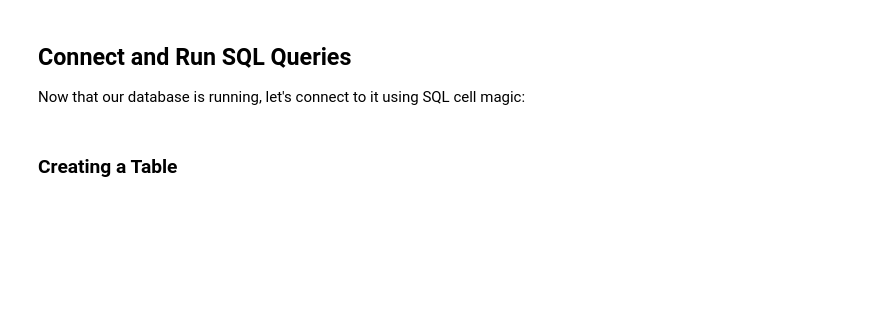
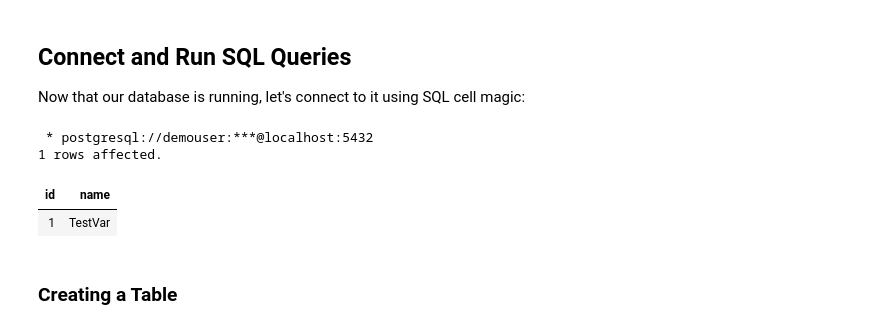
Before and after one commit to amadou-6e/py-dockerdb, a Jupyter notebook: usage/postgres_example.ipynb, the cells around one changed output. Drawn from its saved outputs; the diff is of its cells as text; code cells hidden in the pictures; blank space fills up the shorter version.

```diff
--- a/usage/postgres_example.ipynb
+++ b/usage/postgres_example.ipynb
@@ -100,6 +133,14 @@ Now that our database is running, let's connect to it using SQL cell magic:
 # Define the connection string for SQL magic
 conn_string = db_manager.connection_string(sql_magic=True)
 %sql $conn_string
+# %%
+%%sql
+SELECT * FROM test_table;
+# %% [output]
+ * postgresql://demouser:***@localhost:5432
+1 rows affected.
+| id | name |
+| 1 | TestVar |
 # %% [markdown]
 ### Creating a Table
 # %%
```
Also changed, not shown: parts of 15 cells of this notebook, 12 other files.
